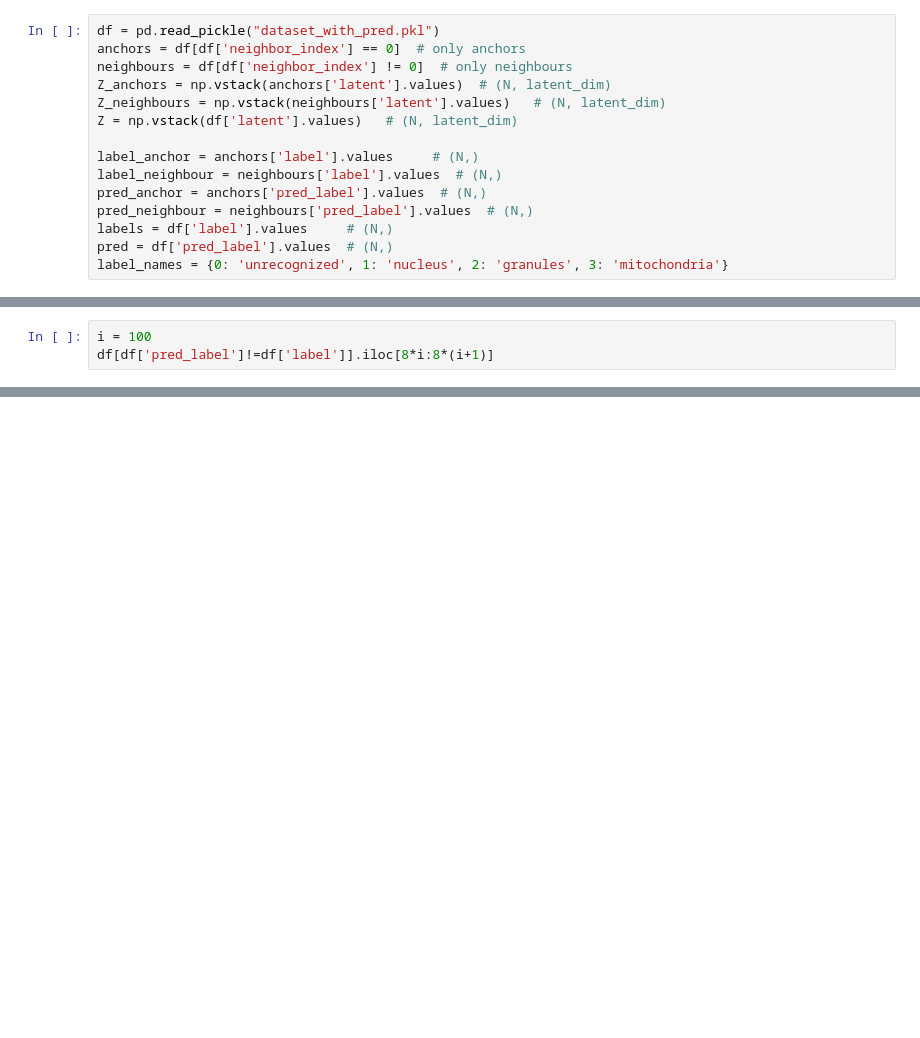
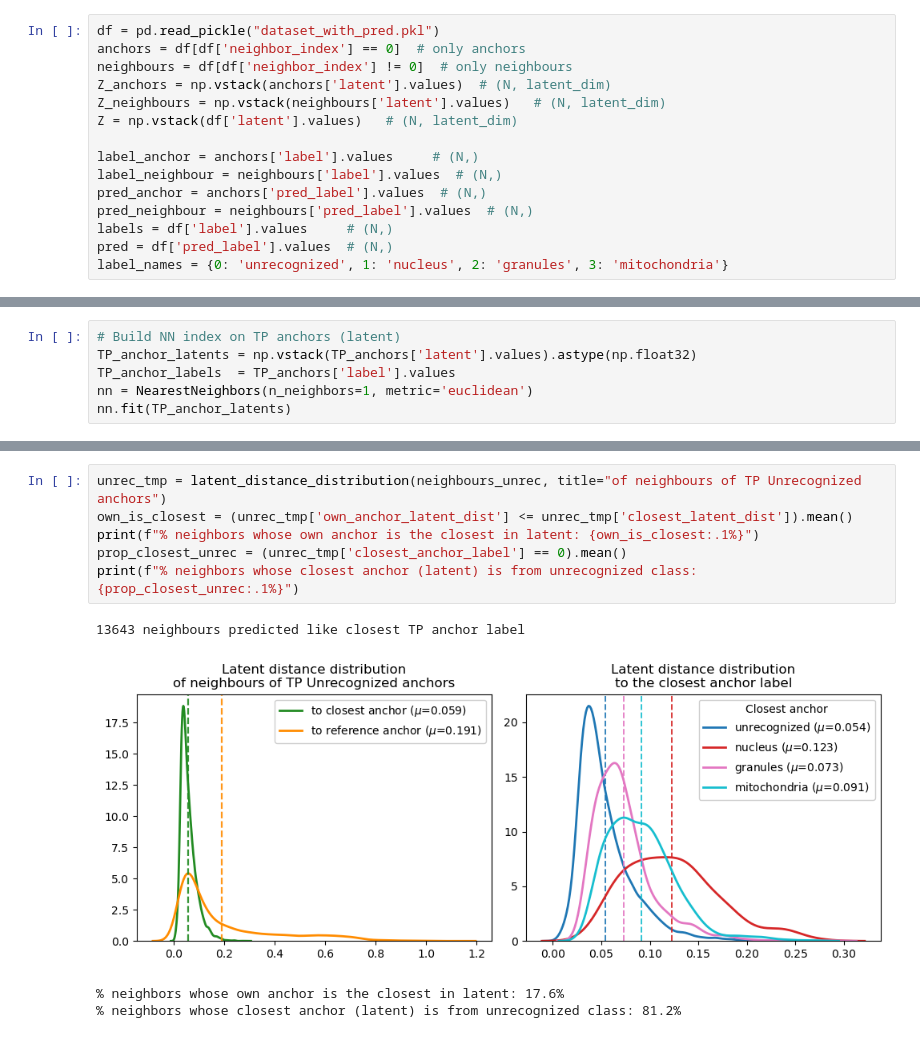
Before and after one commit to shei-dark/HDN, a Jupyter notebook: statistical_analysis.ipynb, the cells around one changed output, grey strips where cells are left out. Cells and saved outputs as stored; diff of their text form; blank space fills up the shorter version.

```diff
--- a/statistical_analysis.ipynb
+++ b/statistical_analysis.ipynb
@@ -382,4 +314 @@ Wall time: 1min 34s
 [figure]
-# %%
-i = 100
-df[df['pred_label']!=df['label']].iloc[8*i:8*(i+1)]
@@ -657,0 +407,6 @@ for class_label in range(4):
+# %%
+# Build NN index on TP anchors (latent)
+TP_anchor_latents = np.vstack(TP_anchors['latent'].values).astype(np.float32)
+TP_anchor_labels  = TP_anchors['label'].values
+nn = NearestNeighbors(n_neighbors=1, metric='euclidean')
+nn.fit(TP_anchor_latents)
@@ -657,0 +495,11 @@ for class_label in range(4):
+# %%
+unrec_tmp = latent_distance_distribution(neighbours_unrec, title="of neighbours of TP Unrecognized anchors")
+own_is_closest = (unrec_tmp['own_anchor_latent_dist'] <= unrec_tmp['closest_latent_dist']).mean()
+print(f"% neighbors whose own anchor is the closest in latent: {own_is_closest:.1%}")
+prop_closest_unrec = (unrec_tmp['closest_anchor_label'] == 0).mean()
+print(f"% neighbors whose closest anchor (latent) is from unrecognized class: {prop_closest_unrec:.1%}")
+# %% [output]
+13643 neighbours predicted like closest TP anchor label
+[figure, added]
+% neighbors whose own anchor is the closest in latent: 17.6%
+% neighbors whose closest anchor (latent) is from unrecognized class: 81.2%
```
Also changed, not shown: parts of 21 cells of this notebook.
